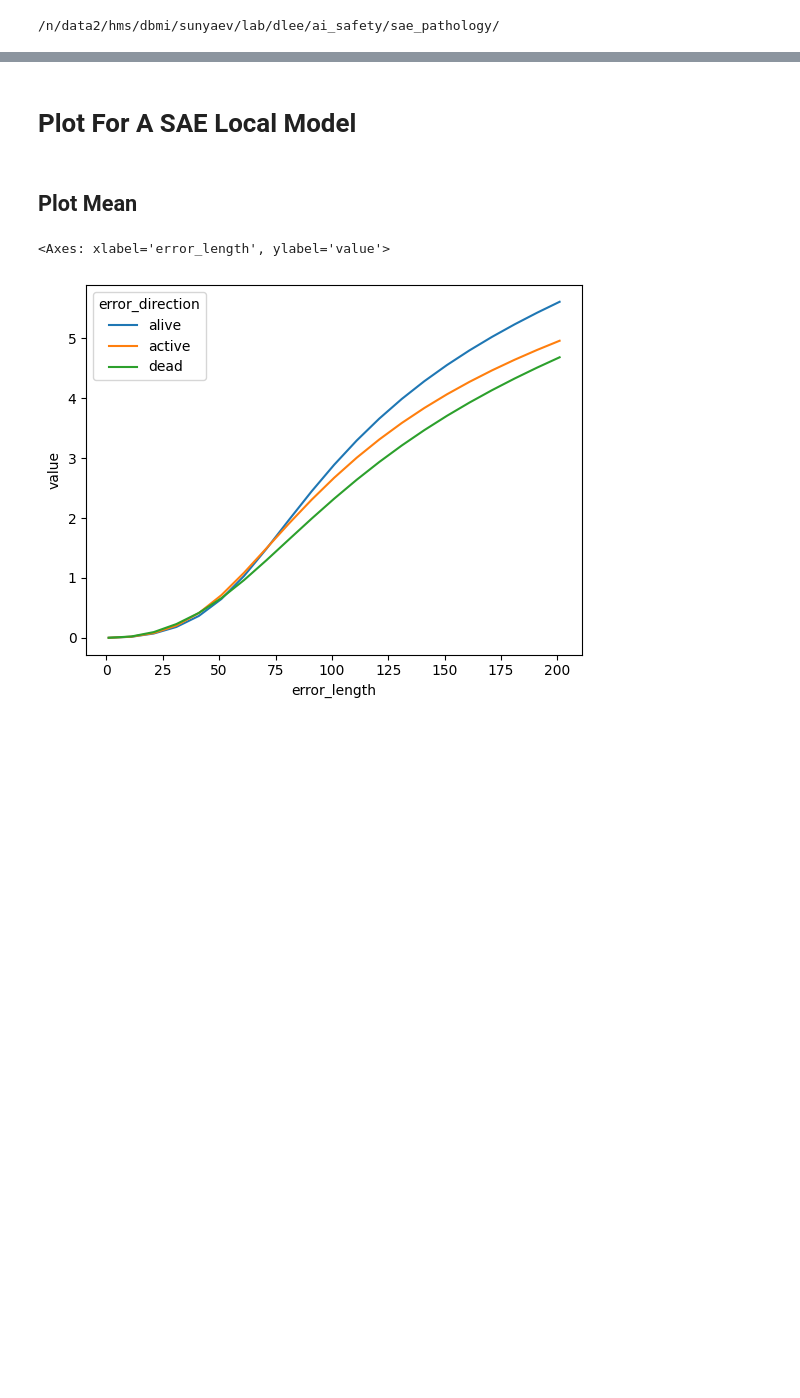
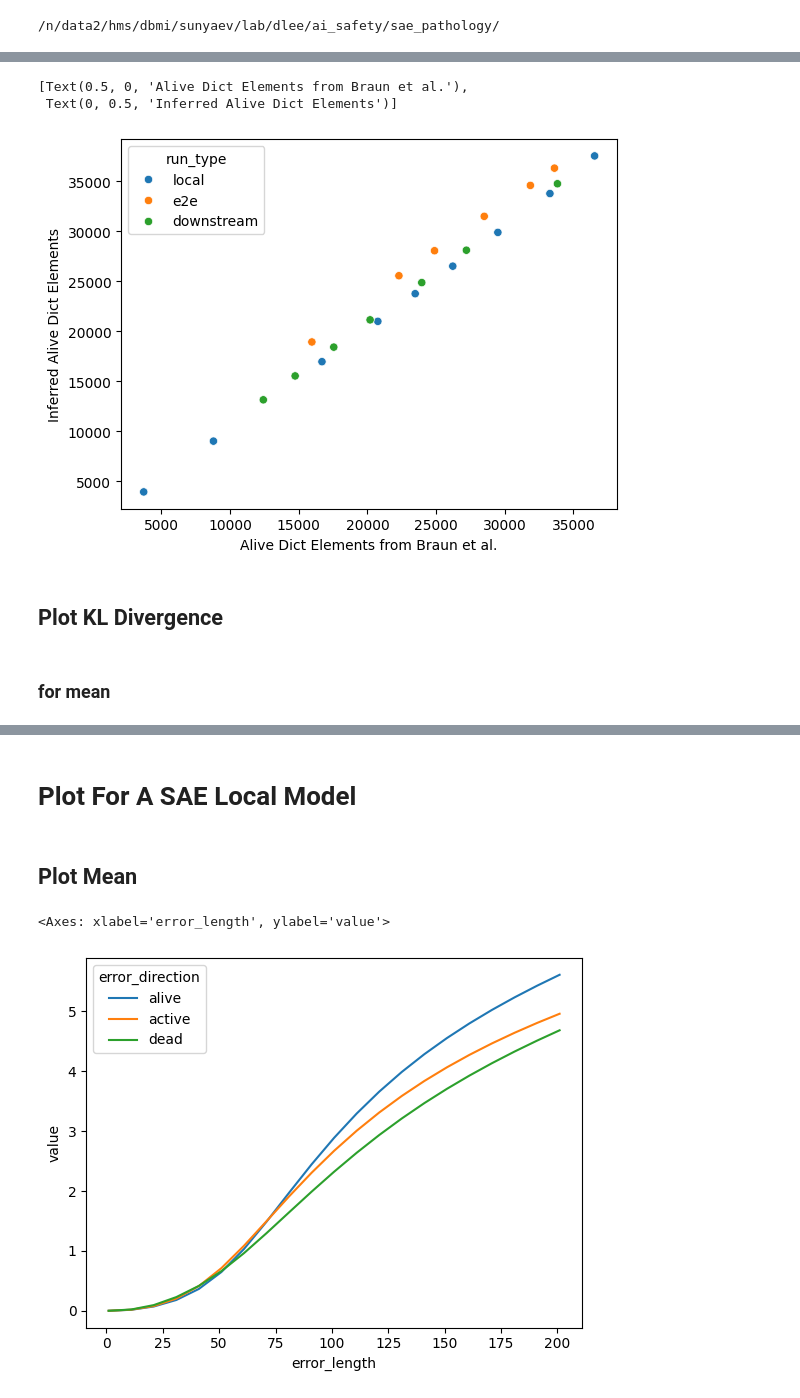
Before and after one commit to dajale423/error_pathology, a Jupyter notebook: notebooks/feature_extrapolation.ipynb, the cells around one changed output, grey strips where cells are left out. Saved outputs shown, nothing was run; the diff lists cells and outputs as text; code cells hidden in the pictures; blank space fills up the shorter version.

```diff
--- a/notebooks/feature_extrapolation.ipynb
+++ b/notebooks/feature_extrapolation.ipynb
@@ -21,0 +59,31 @@ print(cwd)
+# %%
+def read_file(model_id, nrows = None):
+    data_path = directory + f'/e2e_{model_id}_layer_6_seed_23_batchsize_1_pos_{pos}.csv'
+
+    if nrows:
+        result_df = pd.read_csv(data_path, nrows=nrows)
+    else:
+        result_df = pd.read_csv(data_path)
+
+    return result_df
+
+def get_alive_dict_elements(model_id):
+    result_df = read_file(model_id, nrows = 3)
+
+    if type(result_df["alive_dict_elements"][0]) == str:
+        return int(result_df["alive_dict_elements"][0].split("(")[1].split(",")[0])
+    else:
+        return result_df["alive_dict_elements"][0]
+
+
+def get_mean_df(model_id):
+    result_df = read_file(model_id)
+    result_df = result_df.drop(['token', 'alive_dict_elements'], axis=1)
+    mean_df = pd.DataFrame(result_df.mean(axis=0)).T
+    return mean_df
+
+def get_median_df(model_id):
+    result_df = read_file(model_id)
+    result_df = result_df.drop(['token', 'alive_dict_elements'], axis=1)
+    median_df = pd.DataFrame(result_df.median(axis=0)).T
+    return median_df
@@ -21,0 +106,2 @@ print(cwd)
+# %%
+df_interest["active_dict_elements_observed"] = [get_alive_dict_elements(x) for x in df_interest["id"]]
@@ -21,0 +128,11 @@ print(cwd)
+# %%
+g = sns.scatterplot(data=df_interest, x="alive_dict_elements", y="active_dict_elements_observed", hue = "run_type")
+g.set(xlabel="Alive Dict Elements from Braun et al.", ylabel = "Inferred Alive Dict Elements")
+# %% [output]
+[Text(0.5, 0, 'Alive Dict Elements from Braun et al.'),
+ Text(0, 0.5, 'Inferred Alive Dict Elements')]
+[figure, added]
+# %% [markdown]
+## Plot KL Divergence
+# %% [markdown]
+### for mean
```
Also changed, not shown: parts of 32 cells of this notebook, 1 other file.
